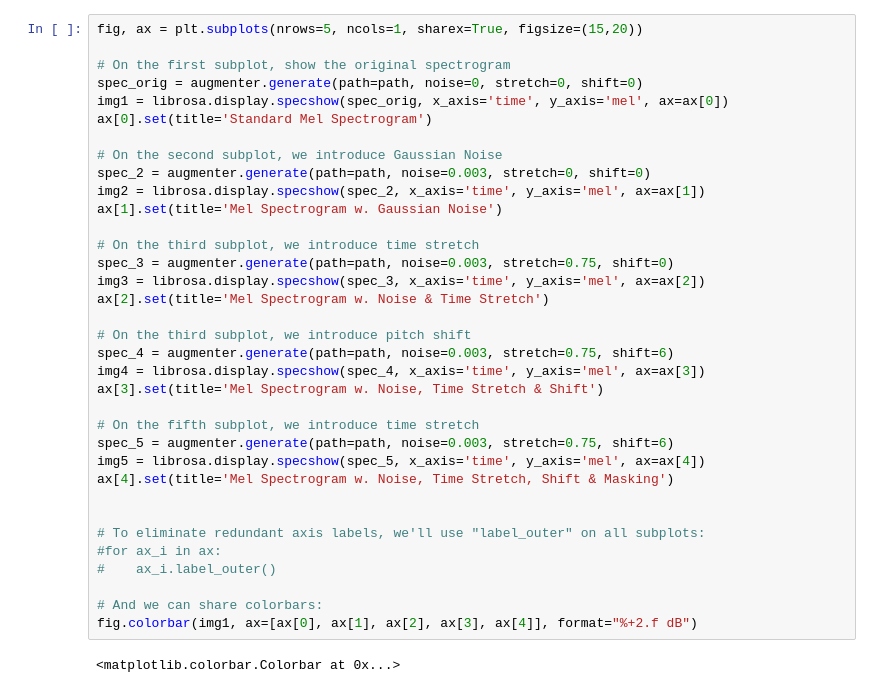
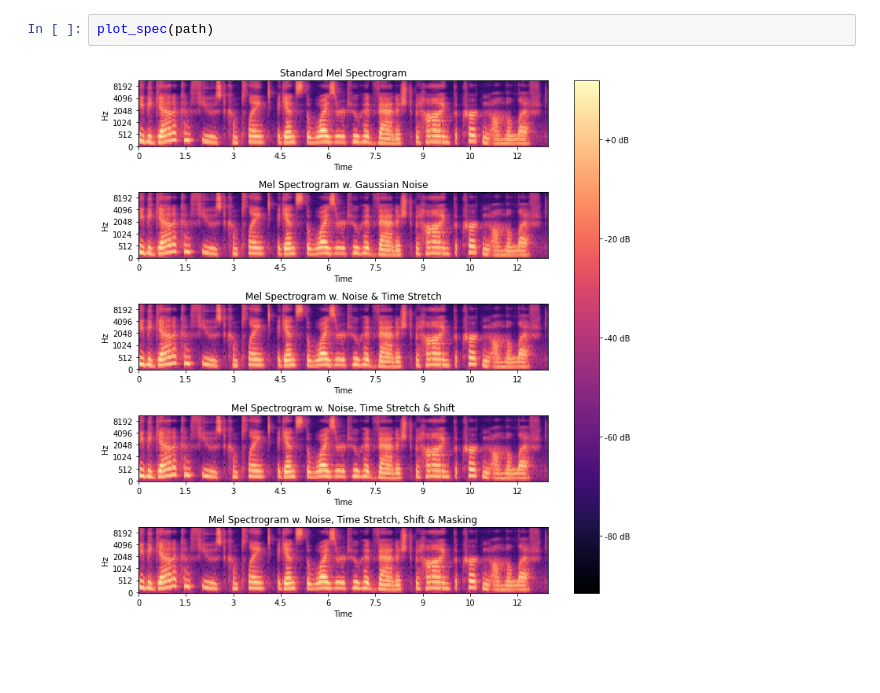
Before and after one commit to jhoffe/fagprojekt, a Jupyter notebook: asr_model/plot_specs.ipynb, the cells around one changed output. Saved outputs shown, nothing was run; the diff lists cells and outputs as text; blank space fills up the shorter version.

```diff
--- a/asr_model/plot_specs.ipynb
+++ b/asr_model/plot_specs.ipynb
@@ -125,37 +180,4 @@ fig.colorbar(img, ax=ax, format="%+2.f dB")
-# %%
-fig, ax = plt.subplots(nrows=5, ncols=1, sharex=True, figsize=(15,20))
-
-# On the first subplot, show the original spectrogram
-spec_orig = augmenter.generate(path=path, noise=0, stretch=0, shift=0)
-img1 = librosa.display.specshow(spec_orig, x_axis='time', y_axis='mel', ax=ax[0])
-ax[0].set(title='Standard Mel Spectrogram')
-
-# On the second subplot, we introduce Gaussian Noise
-spec_2 = augmenter.generate(path=path, noise=0.003, stretch=0, shift=0)
-img2 = librosa.display.specshow(spec_2, x_axis='time', y_axis='mel', ax=ax[1])
-ax[1].set(title='Mel Spectrogram w. Gaussian Noise')
-
-# On the third subplot, we introduce time stretch
-spec_3 = augmenter.generate(path=path, noise=0.003, stretch=0.75, shift=0)
-img3 = librosa.display.specshow(spec_3, x_axis='time', y_axis='mel', ax=ax[2])
-ax[2].set(title='Mel Spectrogram w. Noise & Time Stretch')
-
-# On the third subplot, we introduce pitch shift
-spec_4 = augmenter.generate(path=path, noise=0.003, stretch=0.75, shift=6)
-img4 = librosa.display.specshow(spec_4, x_axis='time', y_axis='mel', ax=ax[3])
-ax[3].set(title='Mel Spectrogram w. Noise, Time Stretch & Shift')
-
-# On the fifth subplot, we introduce time stretch
-spec_5 = augmenter.generate(path=path, noise=0.003, stretch=0.75, shift=6)
-img5 = librosa.display.specshow(spec_5, x_axis='time', y_axis='mel', ax=ax[4])
-ax[4].set(title='Mel Spectrogram w. Noise, Time Stretch, Shift & Masking')
-
-
-# To eliminate redundant axis labels, we'll use "label_outer" on all subplots:
-#for ax_i in ax:
-#    ax_i.label_outer()
-
-# And we can share colorbars:
-fig.colorbar(img1, ax=[ax[0], ax[1], ax[2], ax[3], ax[4]], format="%+2.f dB")
-# %% [output]
-<matplotlib.colorbar.Colorbar at 0x...>
+# %%
+plot_spec(path)
+# %% [output]
+[figure, added]
```
Also changed, not shown: parts of 3 cells of this notebook.
